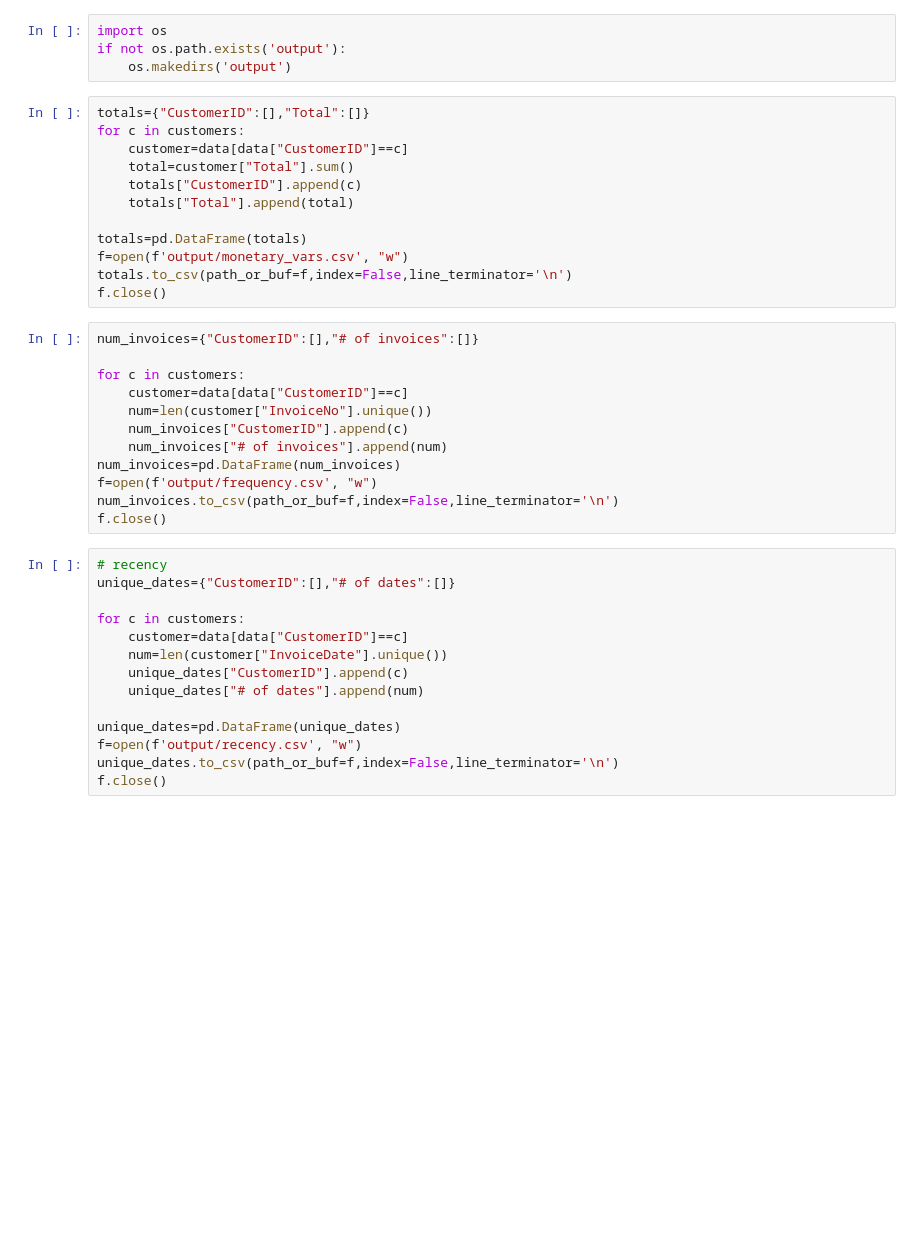
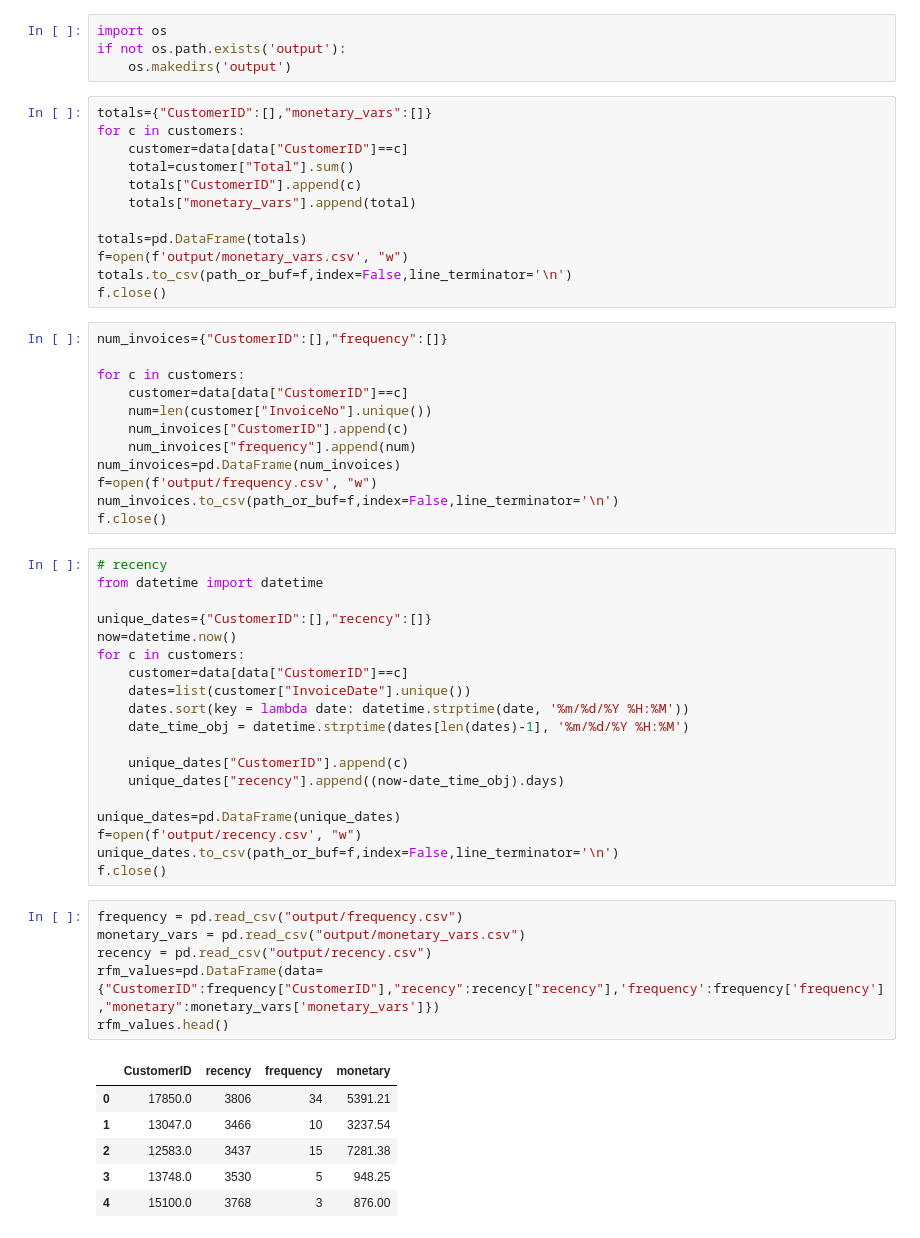
Before and after one commit to alicebalayan/Shopping-Prediction, a Jupyter notebook: notebook.ipynb, the cells around one changed output. Cells and saved outputs as stored; diff of their text form; blank space fills up the shorter version.

```diff
--- a/notebook.ipynb
+++ b/notebook.ipynb
@@ -41,40 +44,58 @@ import os
 if not os.path.exists('output'):
     os.makedirs('output')
 # %%
-totals={"CustomerID":[],"Total":[]}
+totals={"CustomerID":[],"monetary_vars":[]}
 for c in customers:
     customer=data[data["CustomerID"]==c]
     total=customer["Total"].sum()
     totals["CustomerID"].append(c)
-    totals["Total"].append(total)
+    totals["monetary_vars"].append(total)
 
 totals=pd.DataFrame(totals)
 f=open(f'output/monetary_vars.csv', "w")
 totals.to_csv(path_or_buf=f,index=False,line_terminator='\n')
 f.close()
 # %%
-num_invoices={"CustomerID":[],"# of invoices":[]}
+num_invoices={"CustomerID":[],"frequency":[]}
 
 for c in customers:
     customer=data[data["CustomerID"]==c]
     num=len(customer["InvoiceNo"].unique())
     num_invoices["CustomerID"].append(c)
-    num_invoices["# of invoices"].append(num)
+    num_invoices["frequency"].append(num)
 num_invoices=pd.DataFrame(num_invoices)
 f=open(f'output/frequency.csv', "w")
 num_invoices.to_csv(path_or_buf=f,index=False,line_terminator='\n')
 f.close()
 # %%
 # recency
-unique_dates={"CustomerID":[],"# of dates":[]}
+from datetime import datetime
 
+unique_dates={"CustomerID":[],"recency":[]}
+now=datetime.now()
 for c in customers:
     customer=data[data["CustomerID"]==c]
-    num=len(customer["InvoiceDate"].unique())
+    dates=list(customer["InvoiceDate"].unique())
+    dates.sort(key = lambda date: datetime.strptime(date, '%m/%d/%Y %H:%M'))
+    date_time_obj = datetime.strptime(dates[len(dates)-1], '%m/%d/%Y %H:%M')
+
     unique_dates["CustomerID"].append(c)
-    unique_dates["# of dates"].append(num)
+    unique_dates["recency"].append((now-date_time_obj).days)
 
 unique_dates=pd.DataFrame(unique_dates)
 f=open(f'output/recency.csv', "w")
 unique_dates.to_csv(path_or_buf=f,index=False,line_terminator='\n')
 f.close()
+# %%
+frequency = pd.read_csv("output/frequency.csv")
+monetary_vars = pd.read_csv("output/monetary_vars.csv")
+recency = pd.read_csv("output/recency.csv")
+rfm_values=pd.DataFrame(data={"CustomerID":frequency["CustomerID"],"recency":recency["recency"],'frequency':frequency['frequency'],"monetary":monetary_vars['monetary_vars']})
+rfm_values.head()
+# %% [output]
+|  | CustomerID | recency | frequency | monetary |
+| 0 | 17850.0 | 3806 | 34 | 5391.21 |
+| 1 | 13047.0 | 3466 | 10 | 3237.54 |
+| 2 | 12583.0 | 3437 | 15 | 7281.38 |
+| 3 | 13748.0 | 3530 | 5 | 948.25 |
+| 4 | 15100.0 | 3768 | 3 | 876.00 |
```
Also changed, not shown: parts of 5 cells of this notebook.
